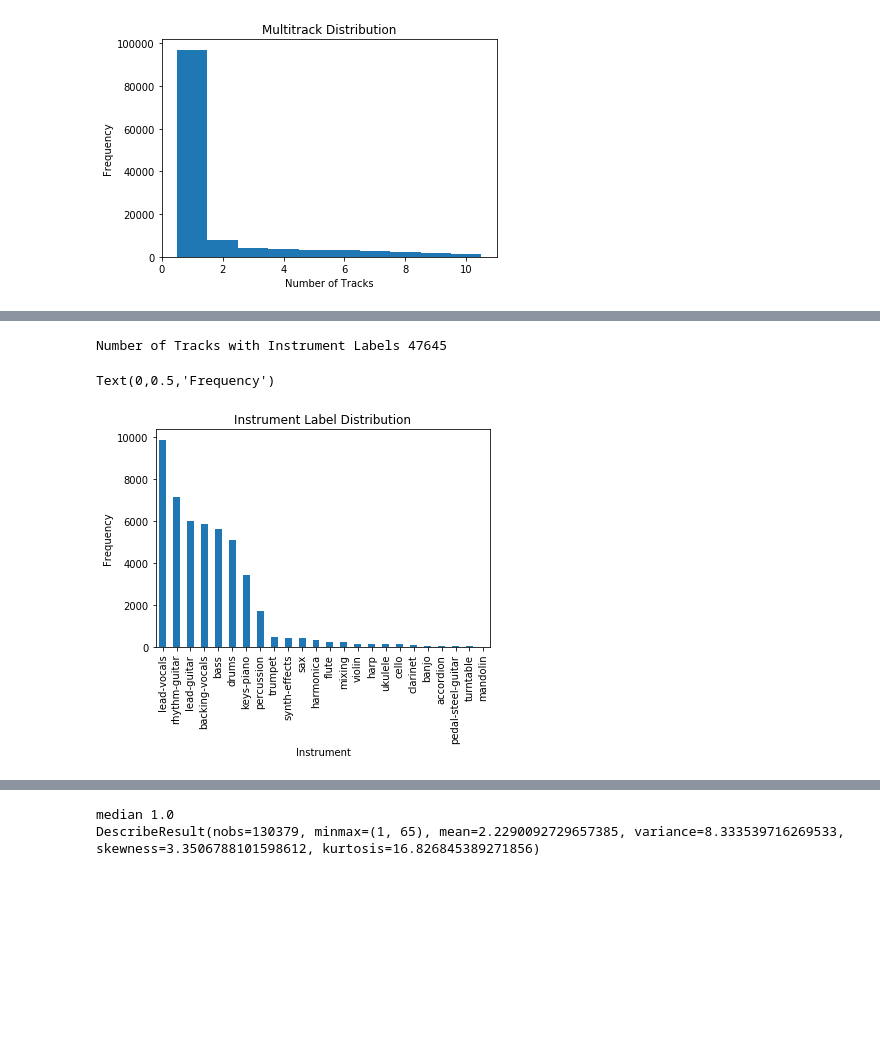
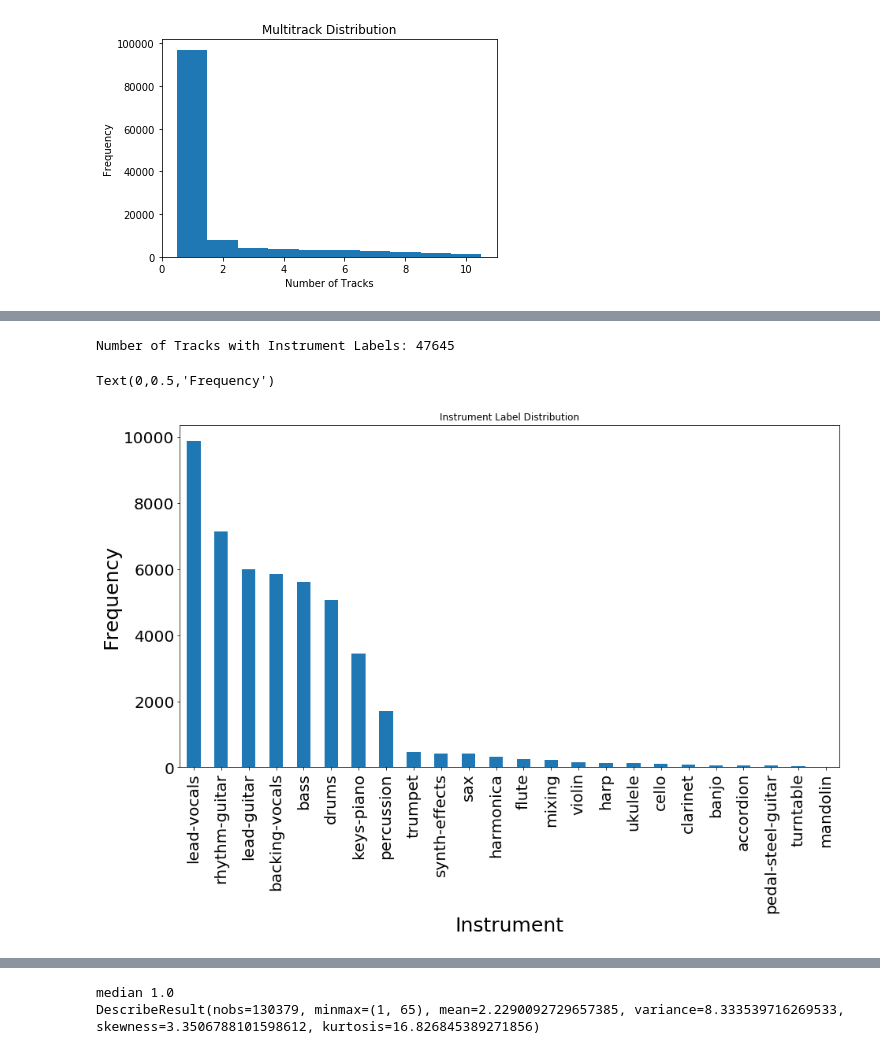
Before and after one commit to marl/bandhub, a Jupyter notebook: notebooks/BandhubStats.ipynb, the cells around one changed output, grey strips where cells are left out. Drawn from its saved outputs; the diff is of its cells as text; code cells hidden in the pictures; blank space fills up the shorter version.

```diff
--- a/notebooks/BandhubStats.ipynb
+++ b/notebooks/BandhubStats.ipynb
@@ -75,16 +92,16 @@ print(pd.unique(contentTagData.contentTags))
 # %%
 instrumentData = pubData.loc[pd.notnull(pubData.instrument)]
 print('Number of Tracks with Instrument Labels:', len(instrumentData))
 instrumentCounts = Counter(instrumentData.instrument)
 instrumentCounts = OrderedDict(instrumentCounts.most_common())
 df = pd.DataFrame.from_dict(instrumentCounts, orient='index')
-ax = df.plot(kind='bar', title = 'Instrument Label Distribution', legend = False)
-ax.set_xlabel("Instrument")
-ax.set_ylabel("Frequency")
+ax = df.plot(kind='bar', title = 'Instrument Label Distribution', legend = False, figsize=(15,8), fontsize = 16)
+ax.set_xlabel("Instrument", fontsize = 20)
+ax.set_ylabel("Frequency", fontsize = 20)
 # %% [output]
-Number of Tracks with Instrument Labels 47645
+Number of Tracks with Instrument Labels: 47645
 Text(0,0.5,'Frequency')
-[figure, old version]
+[figure, new version]
 # %%
 nonYouTubeData = pubData.loc[pubData.fromYouTube == False] #grab published tracks
 youTubeData = pubData.loc[pubData.fromYouTube == True] #grab published tracks
```
Also changed, not shown: parts of 9 cells of this notebook.
